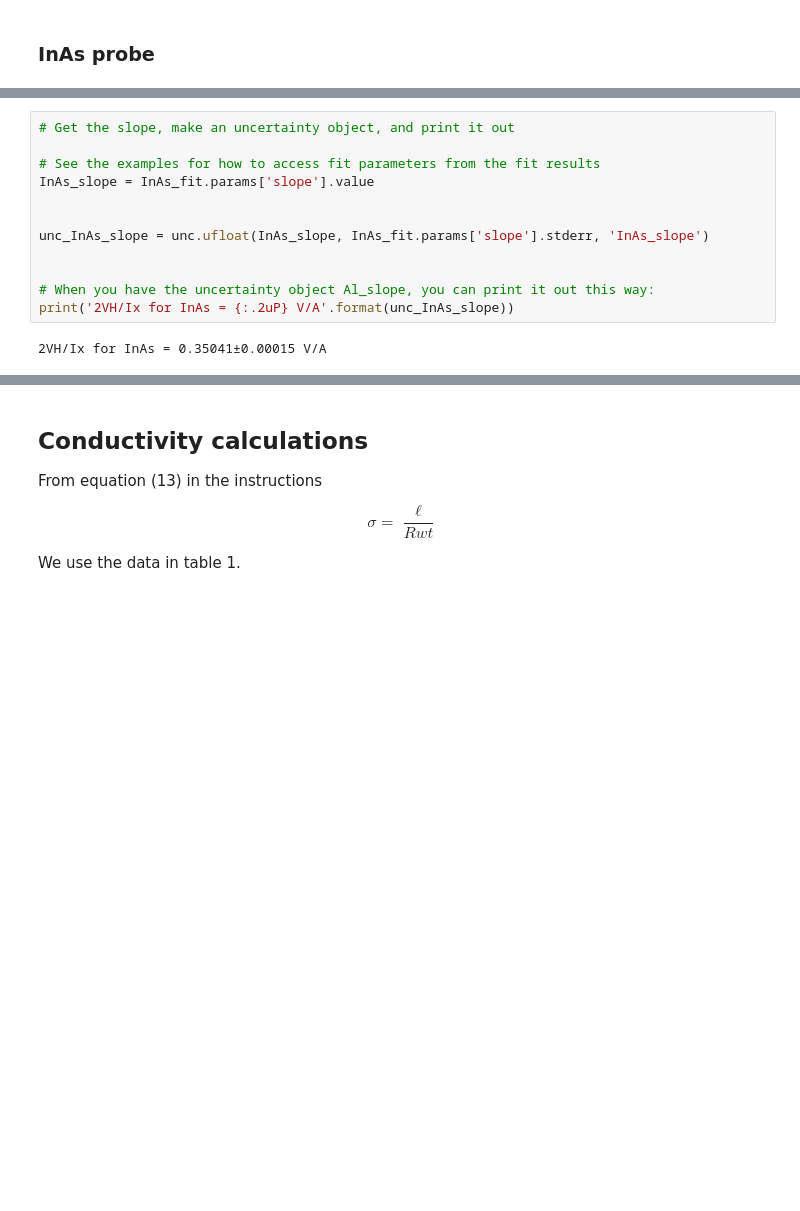
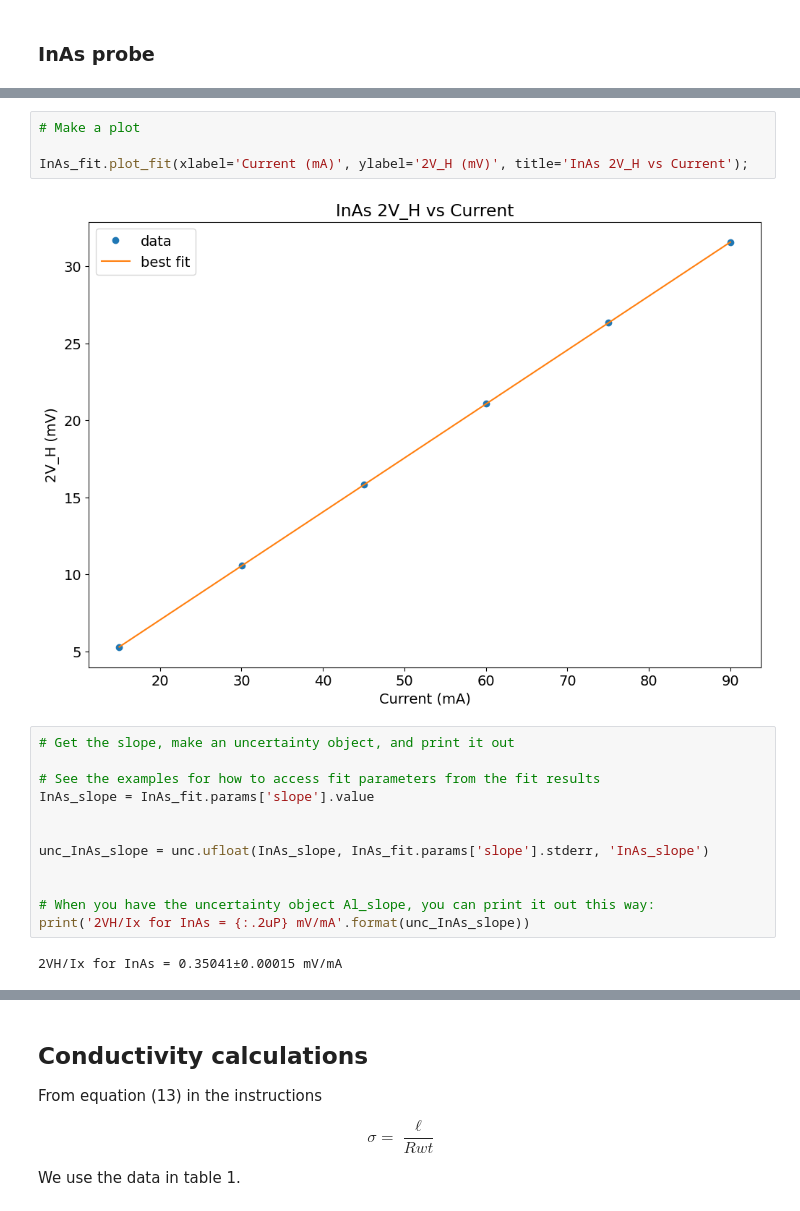
Before and after one commit to twsweeney/Physics431, a Jupyter notebook: Lab1-hall-effect/Individual-Analysis/hall-effect/Thomas-SweeneyHall Effect Analysis.ipynb, the cells around one changed output, grey strips where cells are left out. Saved outputs shown, nothing was run; the diff lists cells and outputs as text; blank space fills up the shorter version.

```diff
--- a/Lab1-hall-effect/Individual-Analysis/hall-effect/Thomas-SweeneyHall Effect Analysis.ipynb
+++ b/Lab1-hall-effect/Individual-Analysis/hall-effect/Thomas-SweeneyHall Effect Analysis.ipynb
@@ -445,3 +434,9 @@ InAs_fit.plot()
+# %%
+# Make a plot
+
+InAs_fit.plot_fit(xlabel='Current (mA)', ylabel='2V_H (mV)', title='InAs 2V_H vs Current');
+# %% [output]
+[figure, added]
 # %%
 # Get the slope, make an uncertainty object, and print it out
 
@@ -453,7 +448,7 @@ unc_InAs_slope = unc.ufloat(InAs_slope, InAs_fit.params['slope'].stderr, 'InAs_s
 
 
 # When you have the uncertainty object Al_slope, you can print it out this way:
-print('2VH/Ix for InAs = {:.2uP} V/A'.format(unc_InAs_slope))
+print('2VH/Ix for InAs = {:.2uP} mV/mA'.format(unc_InAs_slope))
 # %% [output]
-2VH/Ix for InAs = 0.35041±0.00015 V/A
+2VH/Ix for InAs = 0.35041±0.00015 mV/mA
 # %%
```
Also changed, not shown: parts of 12 cells of this notebook.
